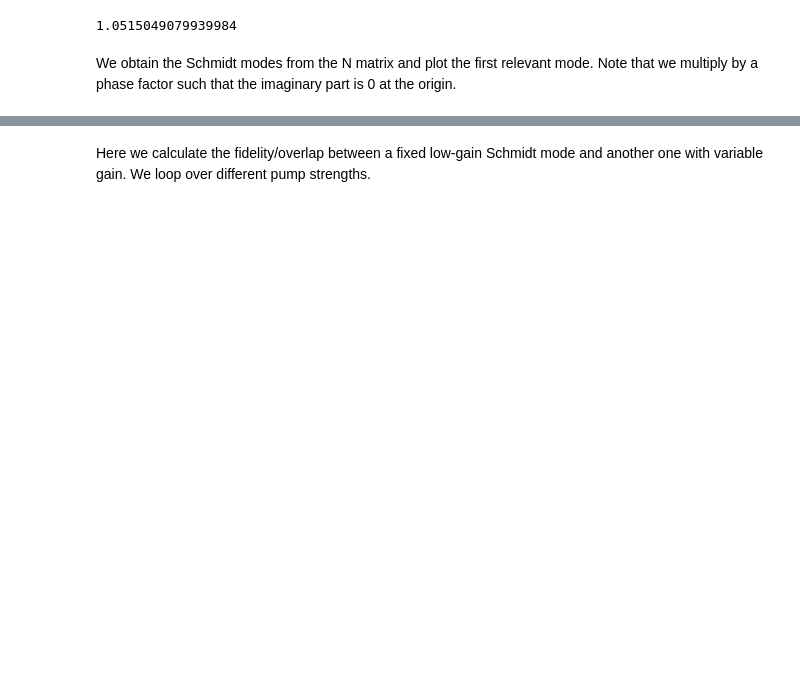
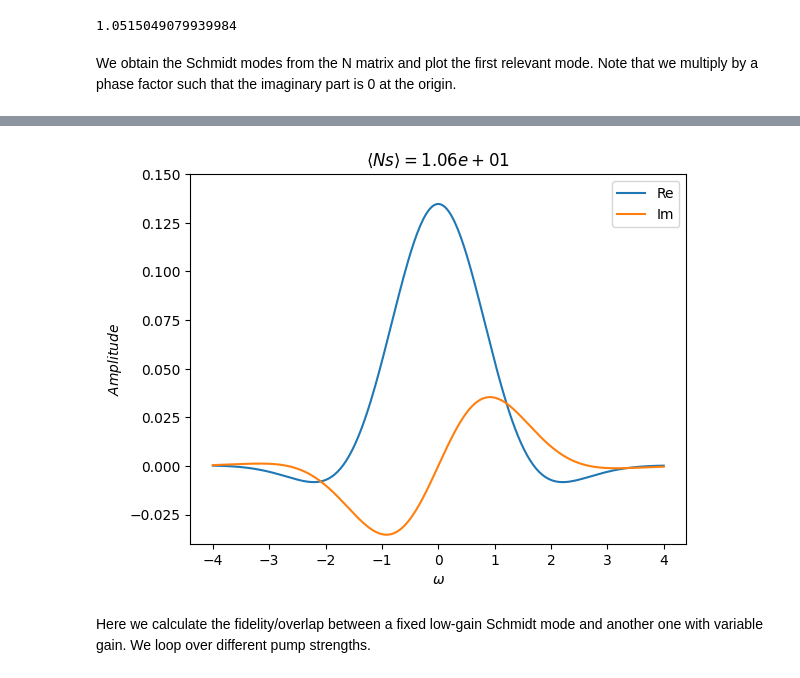
Before and after one commit to polyquantique/NeedALight, a Jupyter notebook: NeedALight/examples/example_unpoled.ipynb, the cells around one changed output, grey strips where cells are left out. Cells and saved outputs as stored; diff of their text form; code cells hidden in the pictures; blank space fills up the shorter version.

```diff
--- a/NeedALight/examples/example_unpoled.ipynb
+++ b/NeedALight/examples/example_unpoled.ipynb
@@ -73,8 +67,8 @@ val, u = np.linalg.eigh(Nums)
 
 fig, ax1 = plt.subplots()
 
-ax1.plot(x, np.real(np.exp(-1j*np.angle(u[(N-1)//2,-mark]))*u[:,-mark]), label='Re') #Here we multiply by a phase factor such that the imaginary part is 0 at the origin.
-ax1.plot(x, np.imag(np.exp(-1j*np.angle(u[(N-1)//2,-mark]))*u[:,-mark]), label='Im')
+ax1.plot(w, np.real(np.exp(-1j*np.angle(u[(N-1)//2,-mark]))*u[:,-mark]), label='Re') #Here we multiply by a phase factor such that the imaginary part is 0 at the origin.
+ax1.plot(w, np.imag(np.exp(-1j*np.angle(u[(N-1)//2,-mark]))*u[:,-mark]), label='Im')
 ax1.set_xlabel(r"$\omega$")
 ax1.set_ylabel(r"$Amplitude$")
 ax1.set_title(r"$\langle Ns \rangle= %1.2e$" %Ns)
@@ -86,3 +79,4 @@ plt.show()
+[figure, added]
 # %% [markdown]
 Here we calculate the fidelity/overlap between a fixed low-gain Schmidt mode and another one with variable gain. We loop over different pump strengths.
 # %%
```
Also changed, not shown: parts of 13 cells of this notebook, 1 other file.
